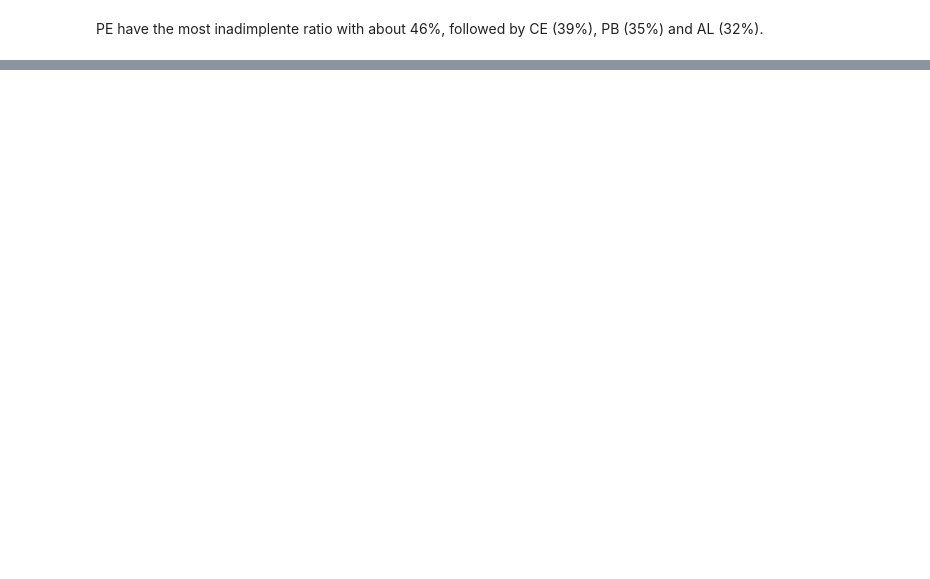
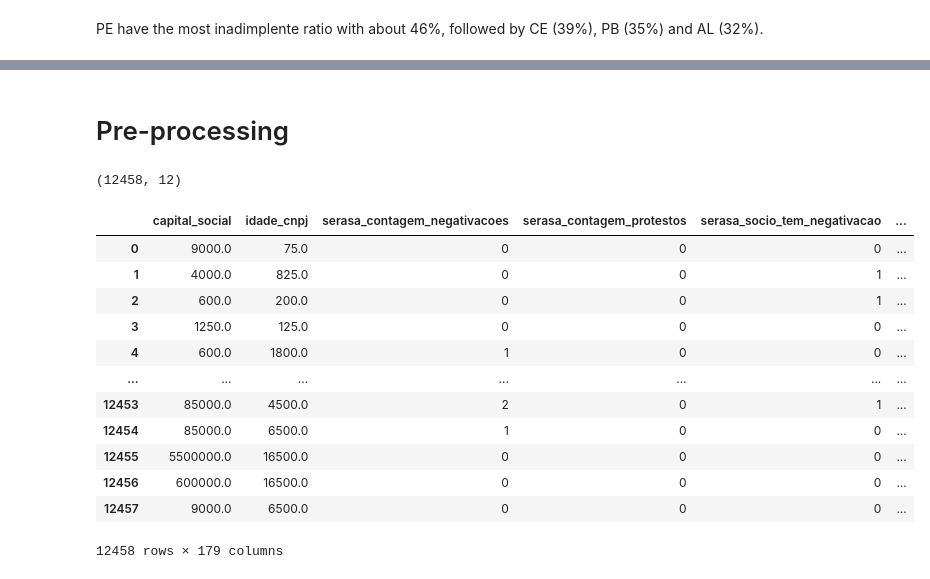
Before and after one commit to pdrzxzz/risk-score-praso, a Jupyter notebook: risk_score_praso.ipynb, the cells around one changed output, grey strips where cells are left out. Drawn from its saved outputs; the diff is of its cells as text; code cells hidden in the pictures; blank space fills up the shorter version.

```diff
--- a/risk_score_praso.ipynb
+++ b/risk_score_praso.ipynb
@@ -545,0 +595,7 @@ plot_correlation_matrix(df[numerical_cols], df.iloc[:, -1:], title_suffix='inadi
+# %% [markdown]
+# Pre-processing
+# %%
+df_arr = df.to_numpy()
+df_arr.shape
+# %% [output]
+(12458, 12)
@@ -545,0 +606,37 @@ plot_correlation_matrix(df[numerical_cols], df.iloc[:, -1:], title_suffix='inadi
+# %%
+from sklearn.preprocessing import OneHotEncoder
+
+# Initialize the OneHotEncoder
+encoder = OneHotEncoder(sparse_output=False, handle_unknown='ignore')
+
+# Fit and transform the categorical columns
+categorical_array = encoder.fit_transform(df[categorical_cols])
+
+# Create a DataFrame with one-hot encoded features
+categorical_encoded_df = pd.DataFrame(
+    categorical_array,
+    columns=encoder.get_feature_names_out(categorical_cols),
+    index=df.index
+)
+
+# Combine the numerical and one-hot encoded categorical features
+df_one_hot_encoded = pd.concat(
+    [df.drop(columns=categorical_cols), categorical_encoded_df],
+    axis=1
+)
+
+df_one_hot_encoded
+# %% [output]
+|  | capital_social | idade_cnpj | serasa_contagem_negativacoes | serasa_contagem_protestos | serasa_socio_tem_negativacao | ... |
+| 0 | 9000.0 | 75.0 | 0 | 0 | 0 | ... |
+| 1 | 4000.0 | 825.0 | 0 | 0 | 1 | ... |
+| 2 | 600.0 | 200.0 | 0 | 0 | 1 | ... |
+| 3 | 1250.0 | 125.0 | 0 | 0 | 0 | ... |
+| 4 | 600.0 | 1800.0 | 1 | 0 | 0 | ... |
+| ... | ... | ... | ... | ... | ... | ... |
+| 12453 | 85000.0 | 4500.0 | 2 | 0 | 1 | ... |
+| 12454 | 85000.0 | 6500.0 | 1 | 0 | 0 | ... |
+| 12455 | 5500000.0 | 16500.0 | 0 | 0 | 0 | ... |
+| 12456 | 600000.0 | 16500.0 | 0 | 0 | 0 | ... |
+| 12457 | 9000.0 | 6500.0 | 0 | 0 | 0 | ... |
+12458 rows × 179 columns
```
Also changed, not shown: parts of 38 cells of this notebook.
